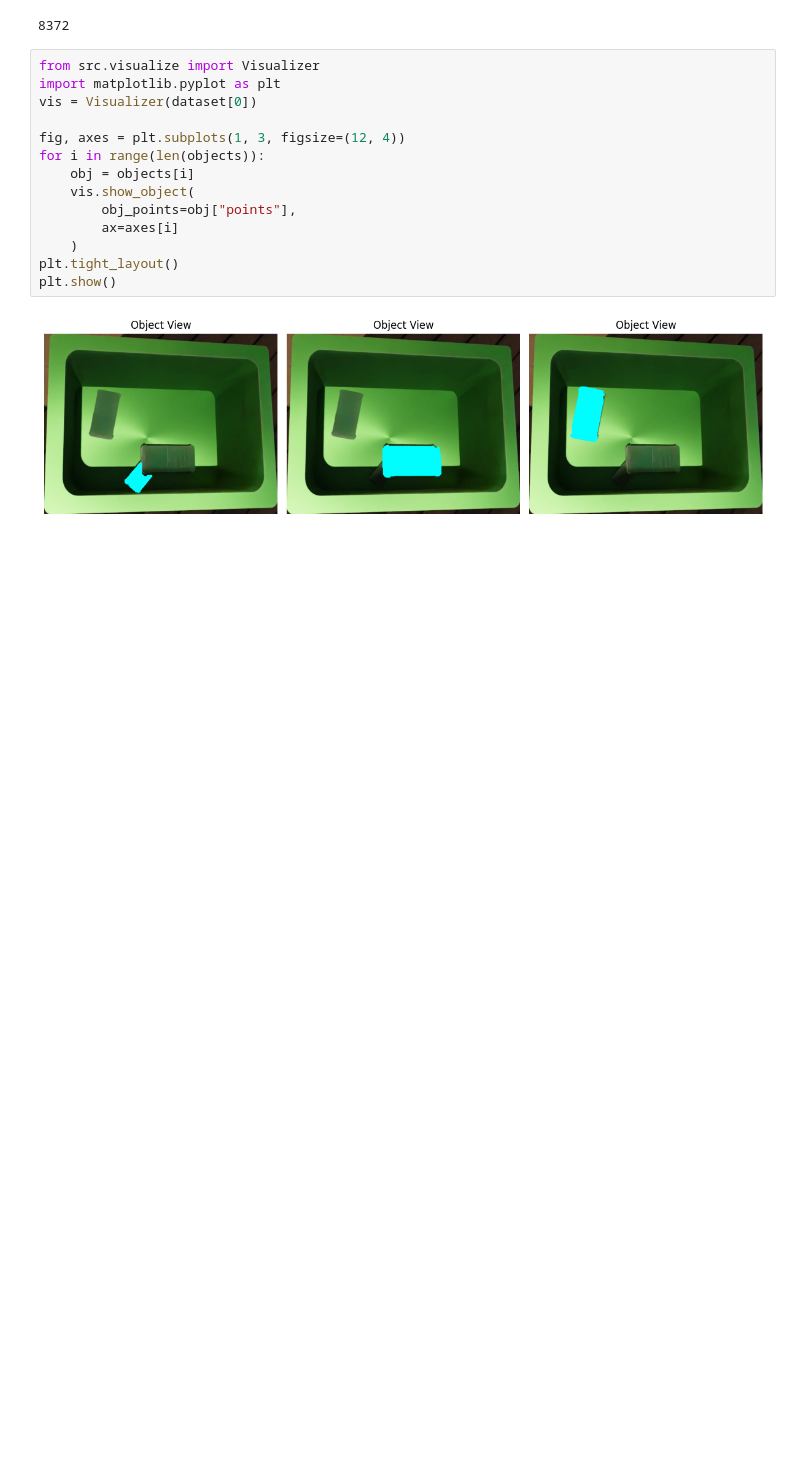
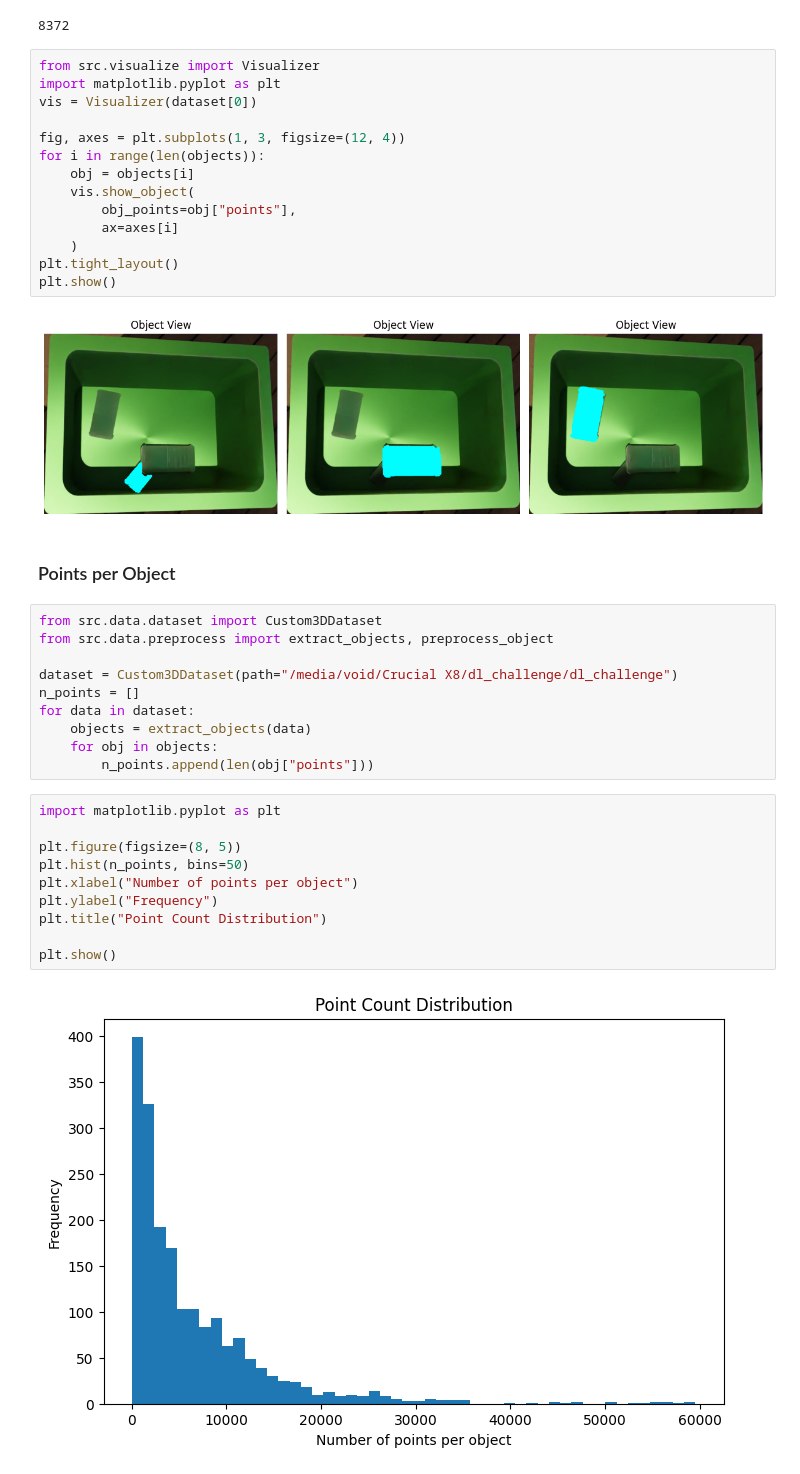
Before and after one commit to gnath-aswin/Bbox3d, a Jupyter notebook: notebooks/02_preprocessing.ipynb, the cells around one changed output. Drawn from its saved outputs; the diff is of its cells as text; blank space fills up the shorter version.

```diff
--- a/notebooks/02_preprocessing.ipynb
+++ b/notebooks/02_preprocessing.ipynb
@@ -78,3 +78,27 @@ plt.tight_layout()
 plt.show()
 # %% [output]
 [figure]
+# %% [markdown]
+### Points per Object
+# %%
+from src.data.dataset import Custom3DDataset
+from src.data.preprocess import extract_objects, preprocess_object
+
+dataset = Custom3DDataset(path="/media/void/Crucial X8/dl_challenge/dl_challenge")
+n_points = []
+for data in dataset:
+    objects = extract_objects(data)
+    for obj in objects:
+        n_points.append(len(obj["points"]))
+# %%
+import matplotlib.pyplot as plt
+
+plt.figure(figsize=(8, 5))
+plt.hist(n_points, bins=50)
+plt.xlabel("Number of points per object")
+plt.ylabel("Frequency")
+plt.title("Point Count Distribution")
+
+plt.show()
+# %% [output]
+[figure, added]
```
Also changed, not shown: parts of 9 cells of this notebook, 19 other files.
